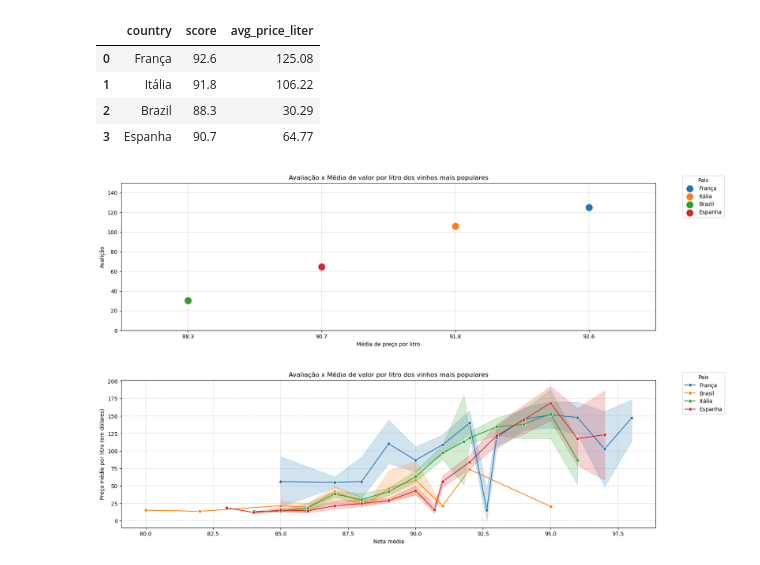
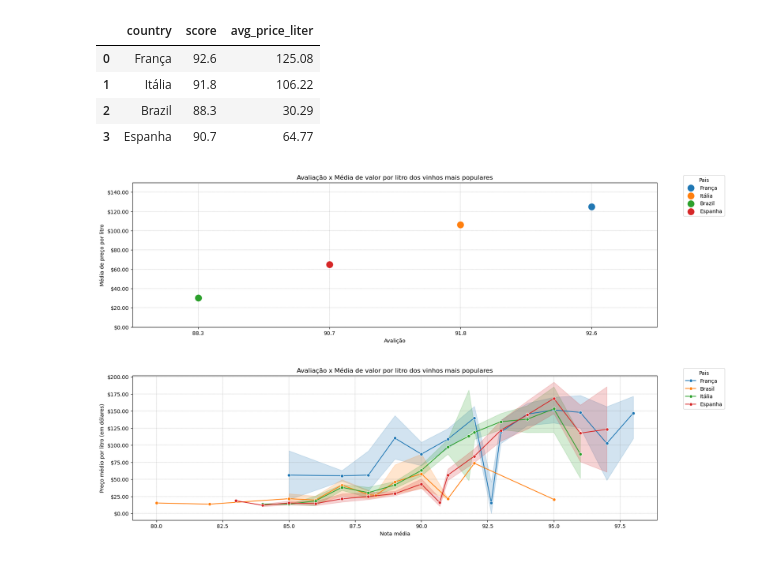
Before and after one commit to sauloajs/tech-challenge-01, a Jupyter notebook: comparativo_qualidade_preco.ipynb, the cells around one changed output. Cells and saved outputs as stored; diff of their text form; code cells hidden in the pictures.

```diff
--- a/comparativo_qualidade_preco.ipynb
+++ b/comparativo_qualidade_preco.ipynb
@@ -112,35 +113,29 @@ df
 | 3 | Espanha | 90.7 | 64.77 |
 # %%
 plt.figure(figsize=(18,5))
-
 ax = sns.pointplot(data=df, x='score', y='avg_price_liter', hue='country', scale=1.5)
-ax.set_xlabel("Média de preço por litro")
-ax.set_ylabel("Avalição")
-
+ax.set_ylabel("Média de preço por litro")
+ax.set_xlabel("Avalição")
 ax.set_title("Avaliação x Média de valor por litro dos vinhos mais populares")
-
+ax.yaxis.set_major_formatter(ticker.StrMethodFormatter("${x:,.2f}"))
 plt.legend(bbox_to_anchor=(1.05, 1.05), loc='upper left', borderaxespad=0, title="Pais")
 plt.ylim(0, 150)
 plt.grid(color='gray', linestyle='--', linewidth=0.3)
 plt.show()
 # %% [output]
-[figure, old version]
+[figure, new version]
 # %%
 plt.figure(figsize=(18,5))
-
 ax = sns.lineplot(data=french_quality, y='avg_price_liter', x='score', label='França', marker='o')
 ax = sns.lineplot(data=brazilian_quality, y='avg_price_liter', x='score', label='Brasil', marker='o')
 ax = sns.lineplot(data=italian_quality, y='avg_price_liter', x='score', label='Itália', marker='o')
 ax = sns.lineplot(data=spanish_quality, y='avg_price_liter', x='score', label='Espanha', marker='o')
-
 ax.yaxis.set_label_text("Preço médio por litro (em dólares)")
 ax.xaxis.set_label_text("Nota média")
-
-
 ax.set_title("Avaliação x Média de valor por litro dos vinhos mais populares")
-
+ax.yaxis.set_major_formatter(ticker.StrMethodFormatter("${x:,.2f}"))
 plt.legend(bbox_to_anchor=(1.05, 1.05), loc='upper left', borderaxespad=0, title="Pais")
 plt.grid(color='gray', linestyle='--', linewidth=0.3)
 plt.show()
 # %% [output]
-[figure, old version]
+[figure, new version]
```
Also changed, not shown: parts of 1 cell of this notebook.
